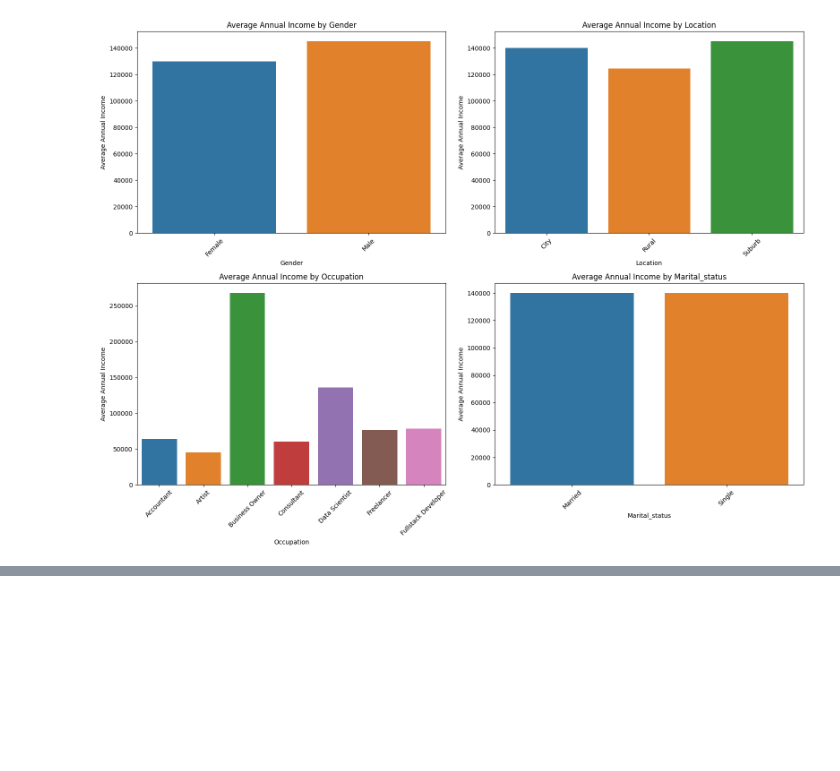
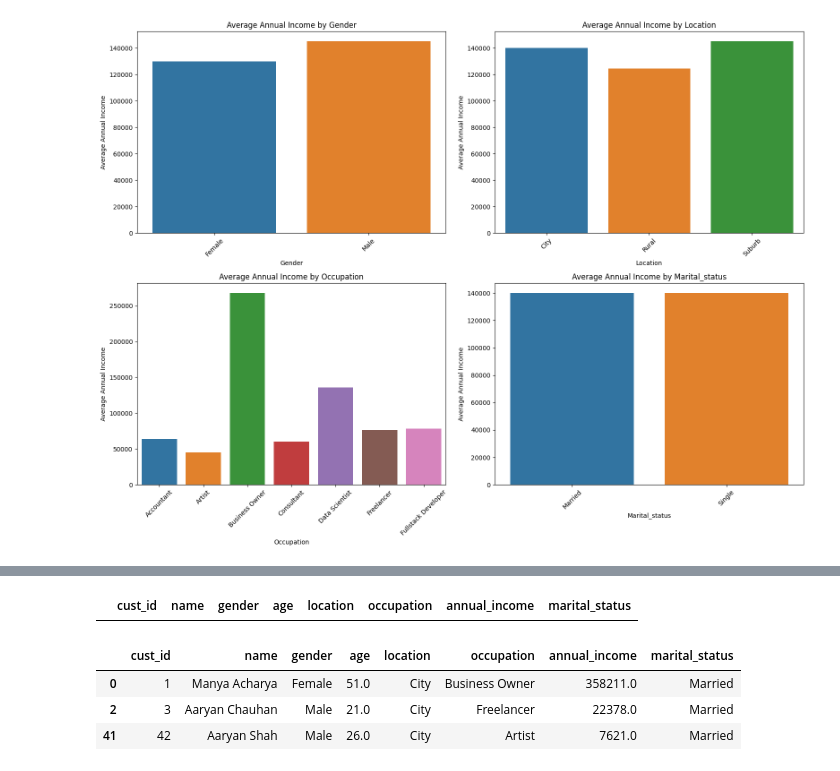
Before and after one commit to ashishjadhav123/Math-and-Statistics-DS, a Jupyter notebook: Project/Phase 1 - Find Target Market/Phase1_AtliQo_Bank.ipynb, the cells around one changed output, grey strips where cells are left out. Cells and saved outputs as stored; diff of their text form; code cells hidden in the pictures; blank space fills up the shorter version.

```diff
--- a/Project/Phase 1 - Find Target Market/Phase1_AtliQo_Bank.ipynb
+++ b/Project/Phase 1 - Find Target Market/Phase1_AtliQo_Bank.ipynb
@@ -298,0 +342,3 @@ plt.show()
+# %%
+occupation_wise_age_median = df_customer.groupby('occupation')['age'].median()
+occupation_wise_age_median
@@ -298,0 +355,19 @@ plt.show()
+# %%
+# As per business manager has told you that age is valid only if it is between 15 and 80 years.
+# So, we will replace the age values that are less than 15 or greater than 80 with the median age of that occupation.
+
+df_customer['age'] = df_customer.apply(
+    lambda row: occupation_wise_age_median.get(row['occupation']) if row['age'] < 15 or row['age'] > 80 else row['age'],
+    axis=1
+)
+# %%
+df_customer[(df_customer['age'] < 15) | (df_customer['age'] > 80)]
+# %% [output]
+|  | cust_id | name | gender | age | location | occupation | annual_income | marital_status |
+# %%
+df_customer.iloc[[0, 2, 41]]
+# %% [output]
+|  | cust_id | name | gender | age | location | occupation | annual_income | marital_status |
+| 0 | 1 | Manya Acharya | Female | 51.0 | City | Business Owner | 358211.0 | Married |
+| 2 | 3 | Aaryan Chauhan | Male | 21.0 | City | Freelancer | 22378.0 | Married |
+| 41 | 42 | Aaryan Shah | Male | 26.0 | City | Artist | 7621.0 | Married |
```
Also changed, not shown: parts of 8 cells of this notebook.
